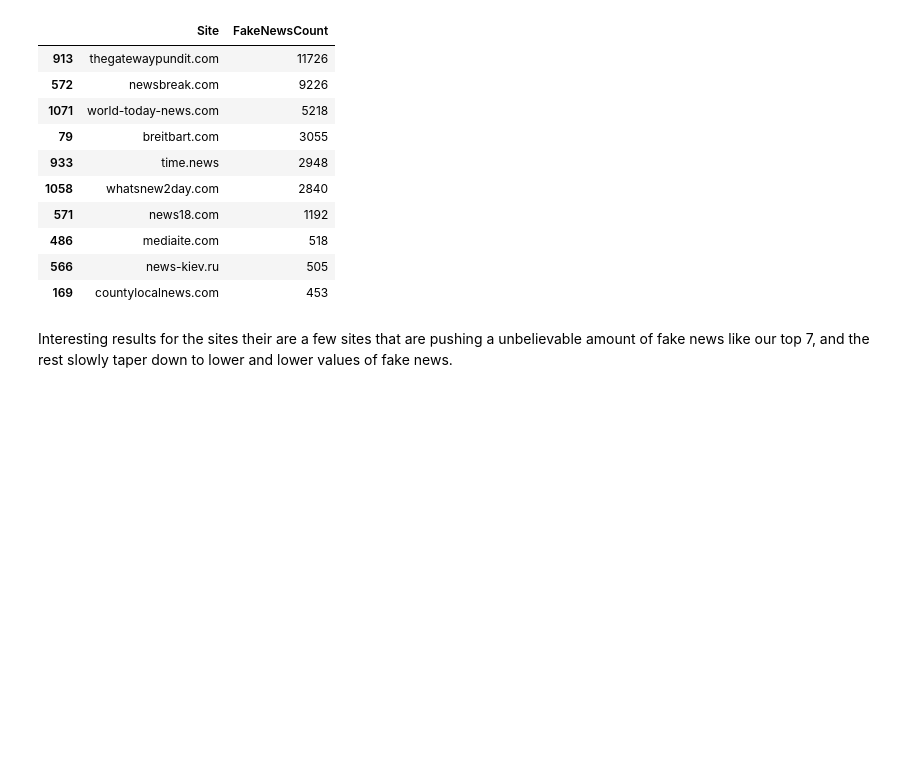
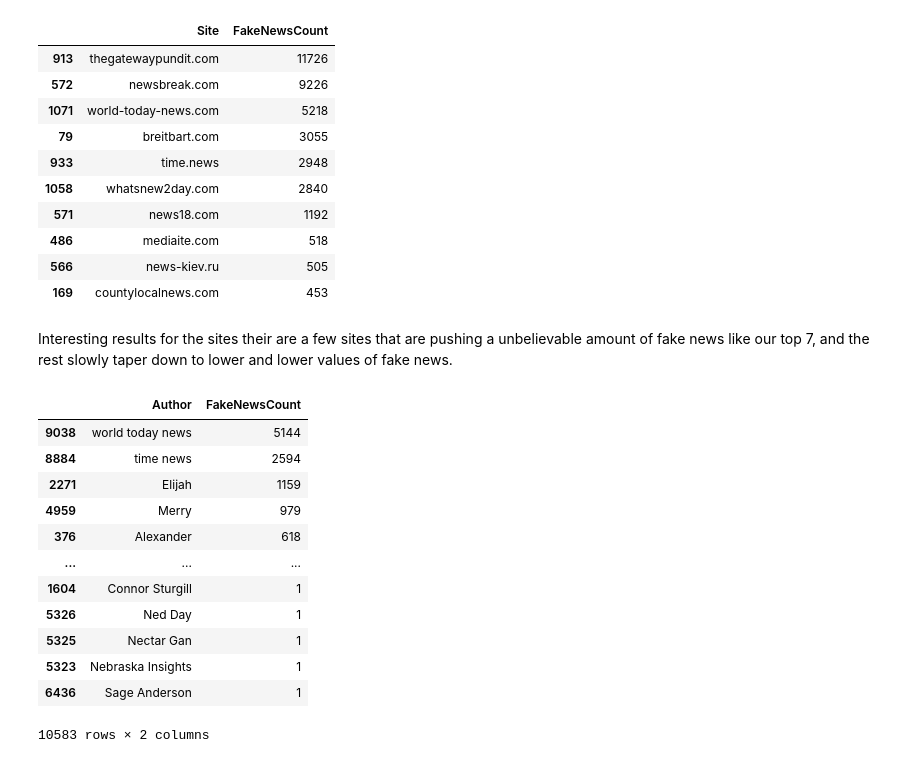
Before and after one commit to coleaydelotte/DW-290-NEWS, a Jupyter notebook: nb.ipynb, the cells around one changed output. Drawn from its saved outputs; the diff is of its cells as text; code cells hidden in the pictures; blank space fills up the shorter version.

Commit message:
Added Author count.
Added Author count. :)

```diff
--- a/nb.ipynb
+++ b/nb.ipynb
@@ -229,3 +236,20 @@ count_by_Site.head(10)
 | 169 | countylocalnews.com | 453 |
 # %% [markdown]
 Interesting results for the sites their are a few sites that are pushing a unbelievable amount of fake news like our top 7, and the rest slowly taper down to lower and lower values of fake news.
+# %%
+authors_count = data.groupby("Author")["URL"].count().reset_index(name="FakeNewsCount").sort_values("FakeNewsCount", ascending=False)
+authors_count.head(10)
+# %% [output]
+|  | Author | FakeNewsCount |
+| 9038 | world today news | 5144 |
+| 8884 | time news | 2594 |
+| 2271 | Elijah | 1159 |
+| 4959 | Merry | 979 |
+| 376 | Alexander | 618 |
+| ... | ... | ... |
+| 1604 | Connor Sturgill | 1 |
+| 5326 | Ned Day | 1 |
+| 5325 | Nectar Gan | 1 |
+| 5323 | Nebraska Insights | 1 |
+| 6436 | Sage Anderson | 1 |
+10583 rows × 2 columns
```
Also changed, not shown: parts of 1 cell of this notebook.
